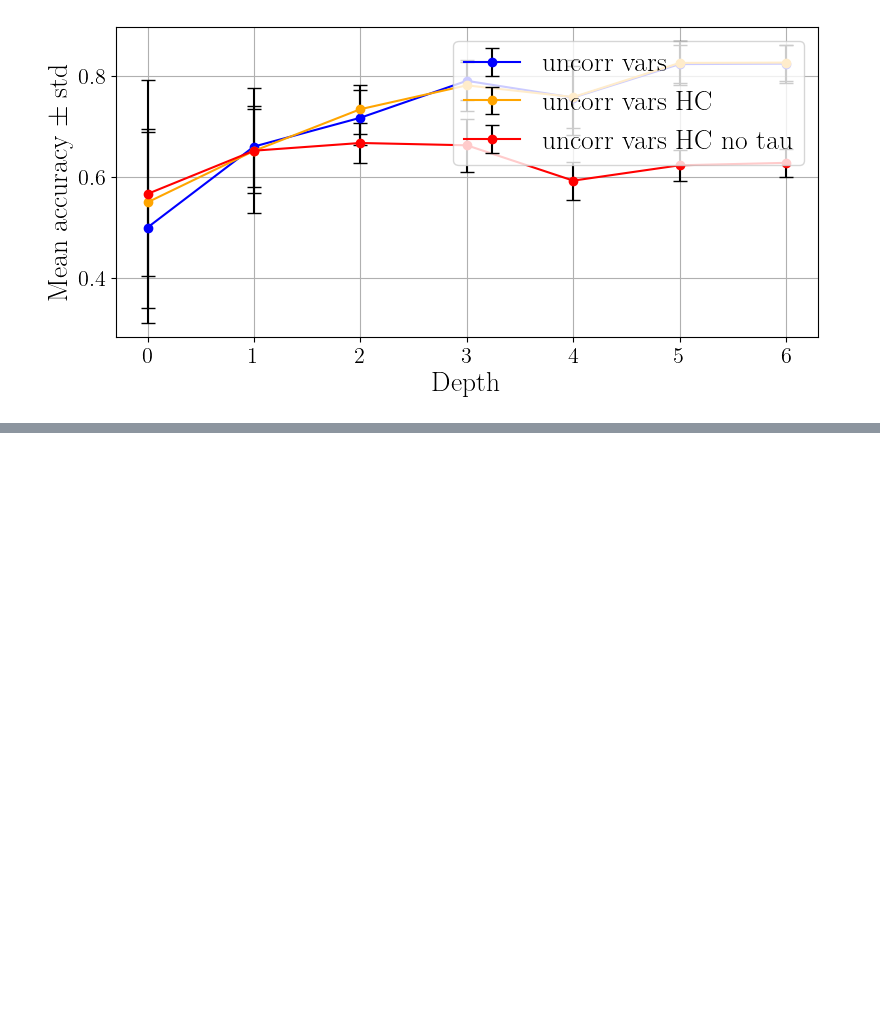
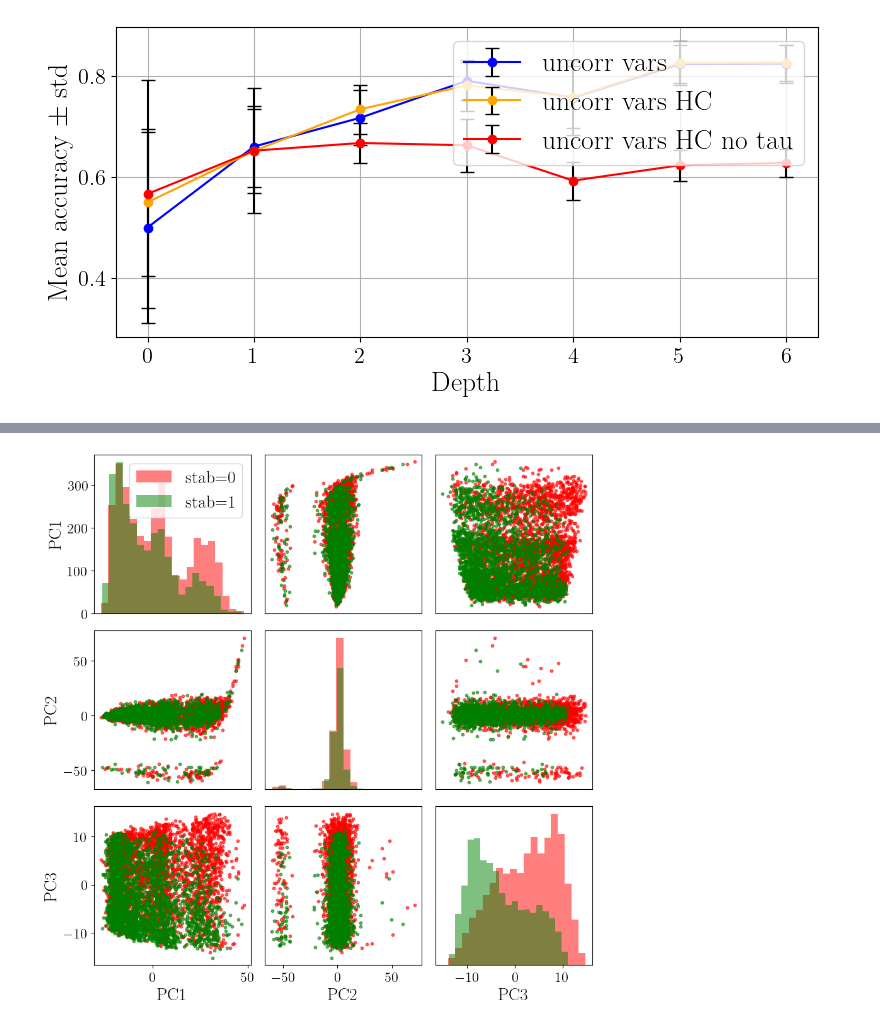
Before and after one commit to MauroGarciaLorenzo/datagen, a Jupyter notebook: post_processing/Post_processing.ipynb, the cells around one changed output, grey strips where cells are left out. Cells and saved outputs as stored; diff of their text form; code cells hidden in the pictures; blank space fills up the shorter version.

```diff
--- a/post_processing/Post_processing.ipynb
+++ b/post_processing/Post_processing.ipynb
@@ -585,0 +718,5 @@ fig.tight_layout()
+# %%
+stability = np.array(results_dataframes['case_df_op_feasible'][['Stability']]).ravel()
+pca_plot(3, X_PCA_StdSc, stability)
+# %% [output]
+[figure, added]
```
Also changed, not shown: parts of 15 cells of this notebook, 5 other files.
